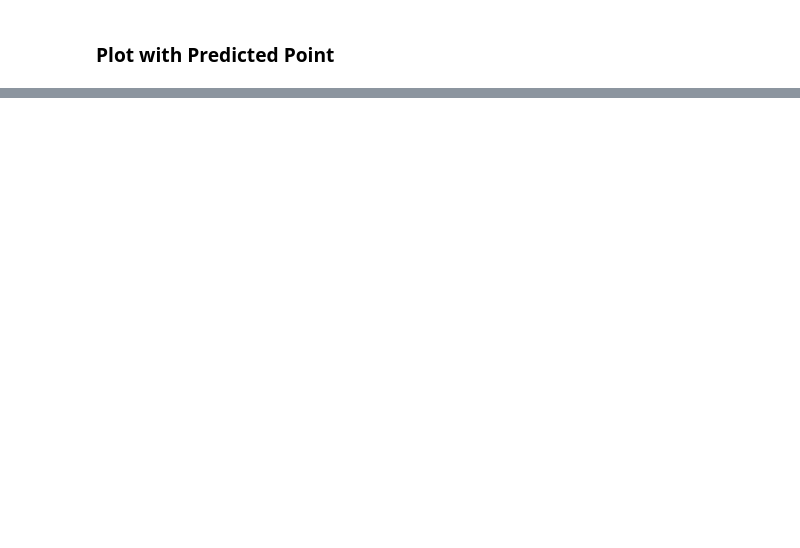
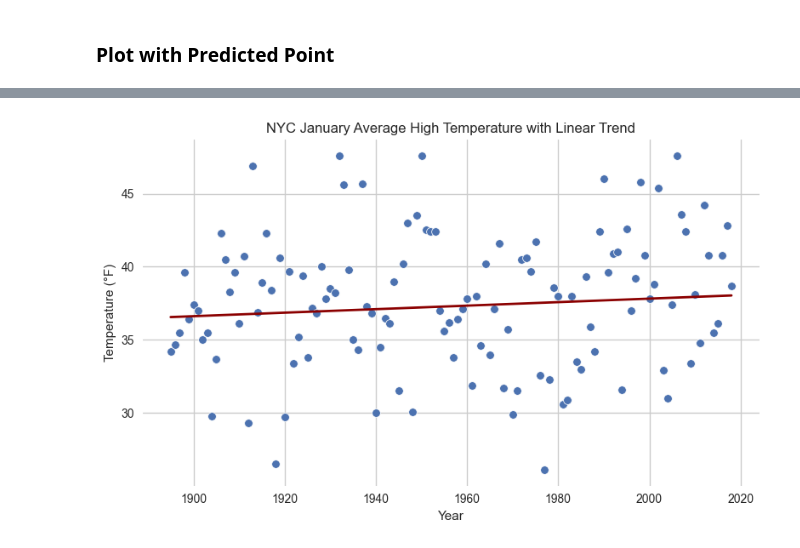
Before and after one commit to KHenn22/datafun-07-ml, a Jupyter notebook: hennelly_ml.ipynb, the cells around one changed output, grey strips where cells are left out. Cells and saved outputs as stored; diff of their text form; code cells hidden in the pictures; blank space fills up the shorter version.

```diff
--- a/hennelly_ml.ipynb
+++ b/hennelly_ml.ipynb
@@ -348,0 +459,24 @@ Overall, this visualization demonstrates that while **year-to-year variation** i
+# %%
+import seaborn as sns
+
+# 1) Scatter of all data
+plt.figure(figsize=(8,5))
+sns.scatterplot(data=nyc, x='Year', y='Temperature')
+
+# 2) Add model line over the full range of years
+xmin, xmax = int(nyc['Year'].min()), int(nyc['Year'].max())
+# create an integer grid of years (inclusive)
+year_grid = pd.DataFrame({'Year': np.arange(xmin, xmax + 1, dtype=int)})
+# predict using the trained linear model
+temp_hat  = linreg.predict(year_grid)
+
+plt.plot(year_grid['Year'], temp_hat, linewidth=2, color='darkred')
+
+# Labels and title
+plt.title('NYC January Average High Temperature with Linear Trend')
+plt.xlabel('Year')
+plt.ylabel('Temperature (°F)')
+plt.tight_layout()
+plt.show()
+# %% [output]
+[figure, added]
```
Also changed, not shown: parts of 15 cells of this notebook.
